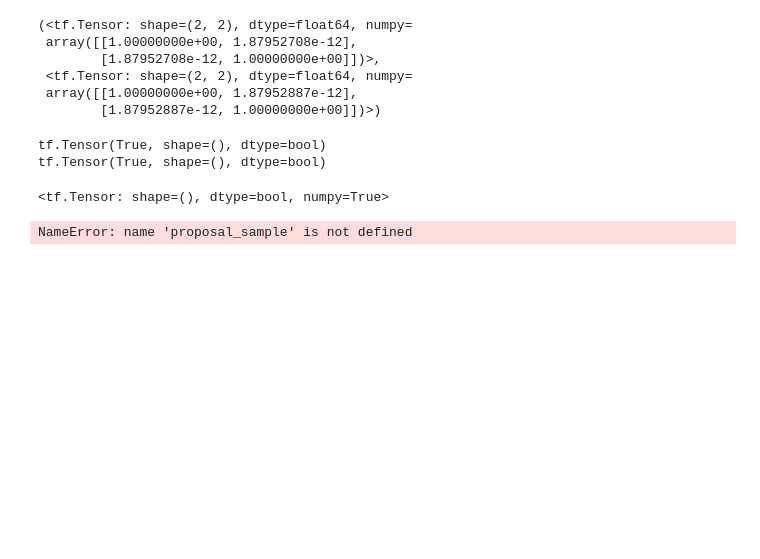
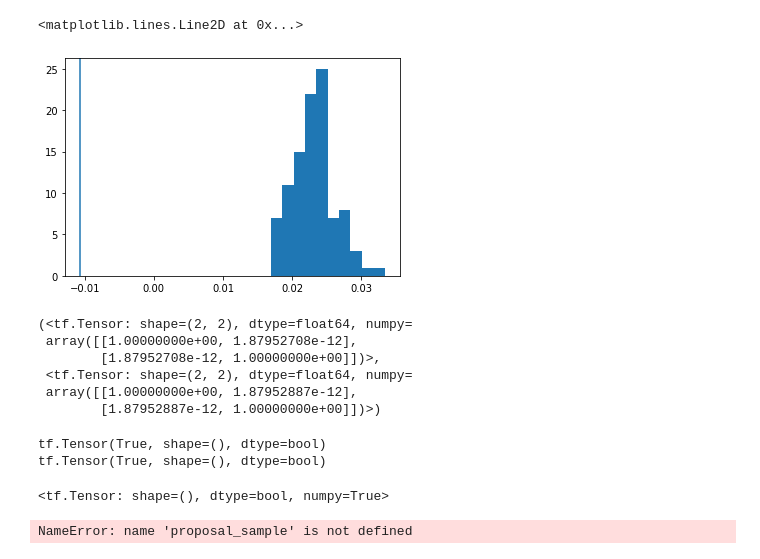
Before and after one commit to XingLLiu/u-stat-high-dim, a Jupyter notebook: compare_samplers.ipynb, the cells around one changed output. Saved outputs shown, nothing was run; the diff lists cells and outputs as text; code cells hidden in the pictures; blank space fills up the shorter version.

```diff
--- a/compare_samplers.ipynb
+++ b/compare_samplers.ipynb
@@ -82,3 +77,9 @@ sum(res[1])
+# %%
+plt.hist(res[2])
+plt.axvline(x=bootstrap.ksd_hat)
+# %% [output]
+<matplotlib.lines.Line2D at 0x...>
+[figure, added]
 # %%
 target = tfd.MultivariateNormalDiag([0.])
 proposal = tfd.MultivariateNormalDiag([2.])
```
Also changed, not shown: parts of 10 cells of this notebook, 4 other files.
